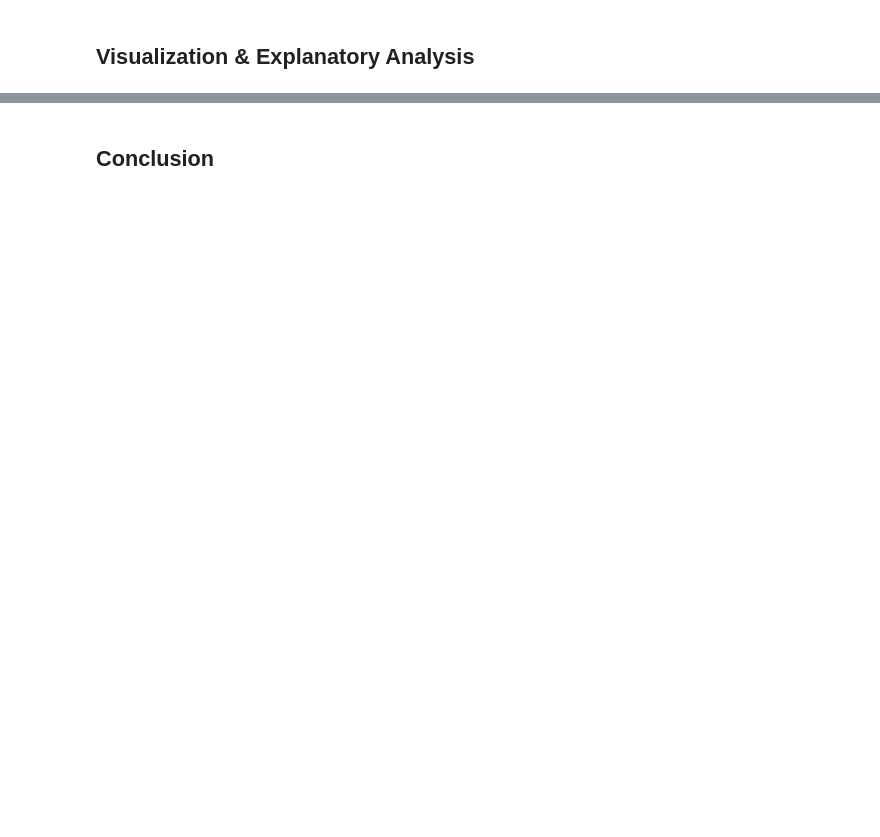
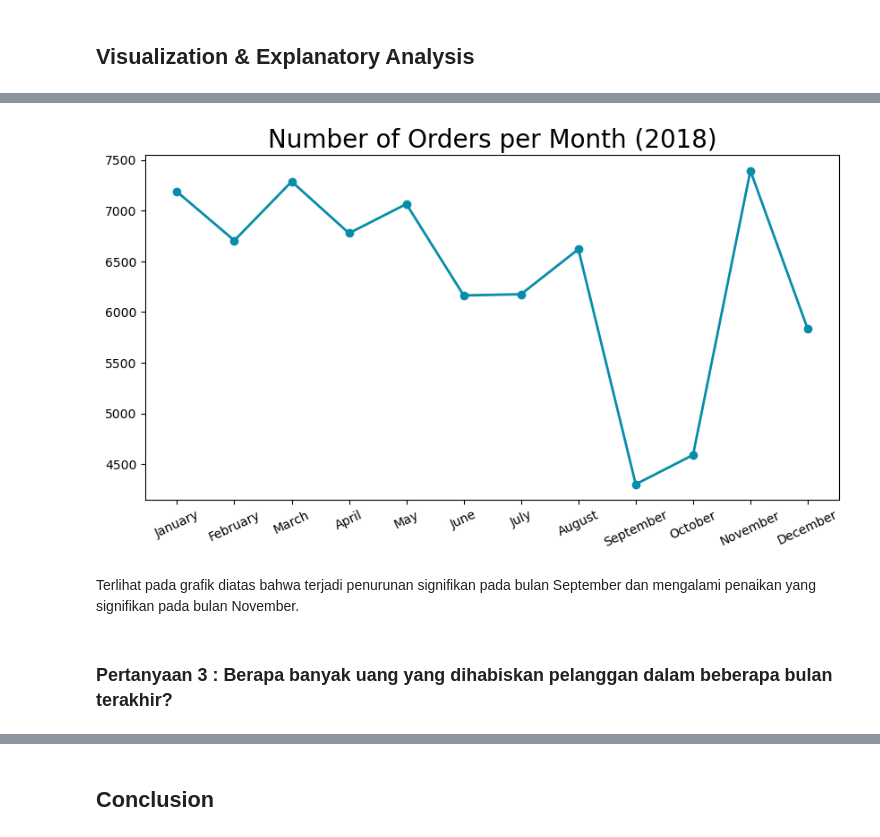
Before and after one commit to ahmadnurrizal/Data-Analysis-with-Python-Project, a Jupyter notebook: Proyek_Analisis_Data.ipynb, the cells around one changed output, grey strips where cells are left out. Cells and saved outputs as stored; diff of their text form; code cells hidden in the pictures; blank space fills up the shorter version.

```diff
--- a/Proyek_Analisis_Data.ipynb
+++ b/Proyek_Analisis_Data.ipynb
@@ -741,0 +1319,10 @@ Name: order_id, dtype: int64
+# %%
+monthly_df = all_data.resample(rule='M', on='order_approved_at').agg({
+    "order_id": "nunique",
+})
+monthly_df.index = monthly_df.index.strftime('%B') #mengubah format order_approved_at menjadi Tahun-Bulan
+monthly_df = monthly_df.reset_index()
+monthly_df.rename(columns={
+    "order_id": "order_count",
+}, inplace=True)
+monthly_df.head()
@@ -741,0 +1336,2 @@ Name: order_id, dtype: int64
+# %%
+monthly_df = monthly_df.sort_values('order_count').drop_duplicates('order_approved_at', keep='last')
@@ -741,0 +1363,38 @@ Name: order_id, dtype: int64
+# %%
+month_mapping = {
+    "January": 1,
+    "February": 2,
+    "March": 3,
+    "April": 4,
+    "May": 5,
+    "June": 6,
+    "July": 7,
+    "August": 8,
+    "September": 9,
+    "October": 10,
+    "November": 11,
+    "December": 12
+}
+
+monthly_df["month_numeric"] = monthly_df["order_approved_at"].map(month_mapping)
+monthly_df = monthly_df.sort_values("month_numeric")
+monthly_df = monthly_df.drop("month_numeric", axis=1)
+# %%
+plt.figure(figsize=(10, 5))
+plt.plot(
+    monthly_df["order_approved_at"],
+    monthly_df["order_count"],
+    marker='o',
+    linewidth=2,
+    color="#068DA9"
+)
+plt.title("Number of Orders per Month (2018)", loc="center", fontsize=20)
+plt.xticks(fontsize=10, rotation=25)
+plt.yticks(fontsize=10)
+plt.show()
+# %% [output]
+[figure, added]
+# %% [markdown]
+Terlihat pada grafik diatas bahwa terjadi penurunan signifikan pada bulan September dan mengalami penaikan yang signifikan pada bulan November.
+# %% [markdown]
+### Pertanyaan 3 : Berapa banyak uang yang dihabiskan pelanggan dalam beberapa bulan terakhir?
```
Also changed, not shown: parts of 74 cells of this notebook, 1 other file.
